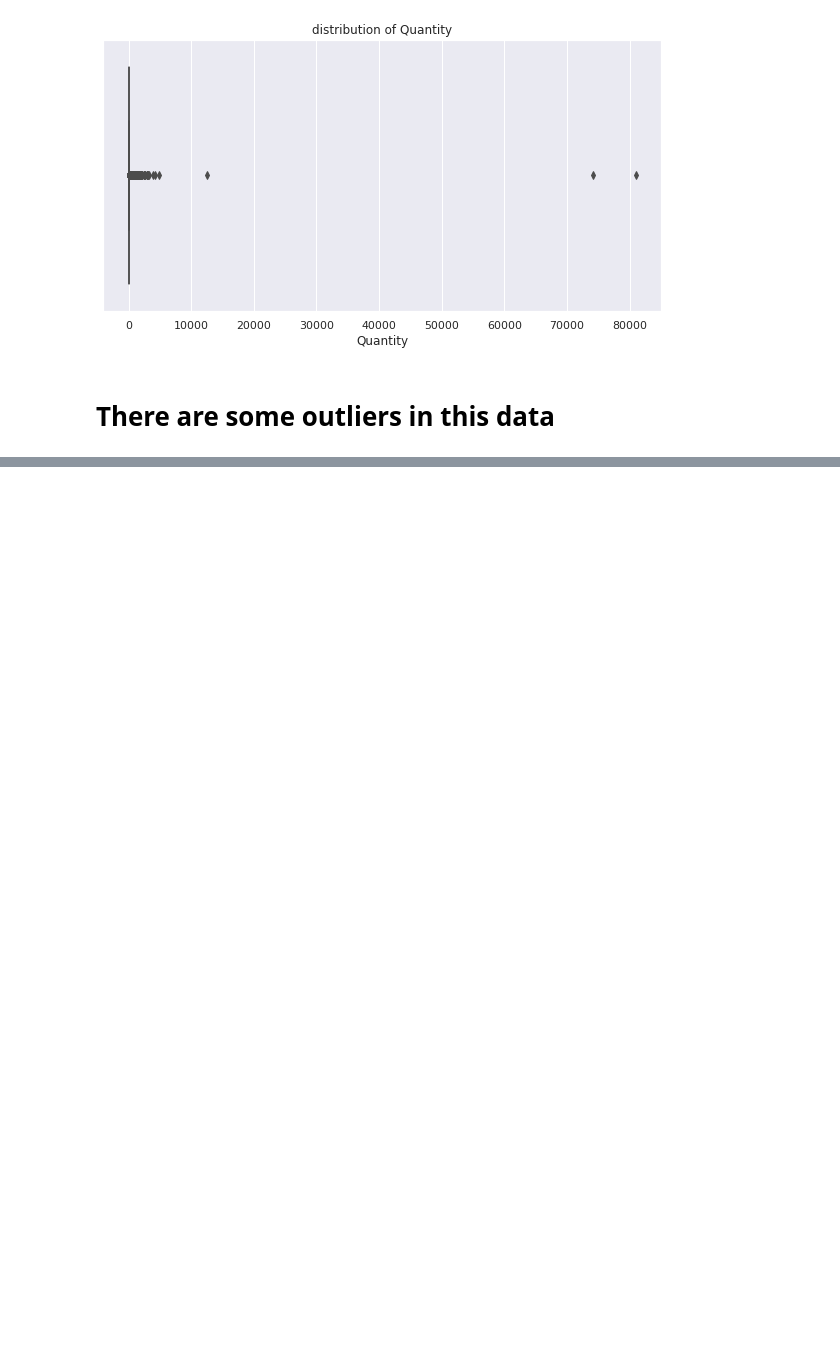
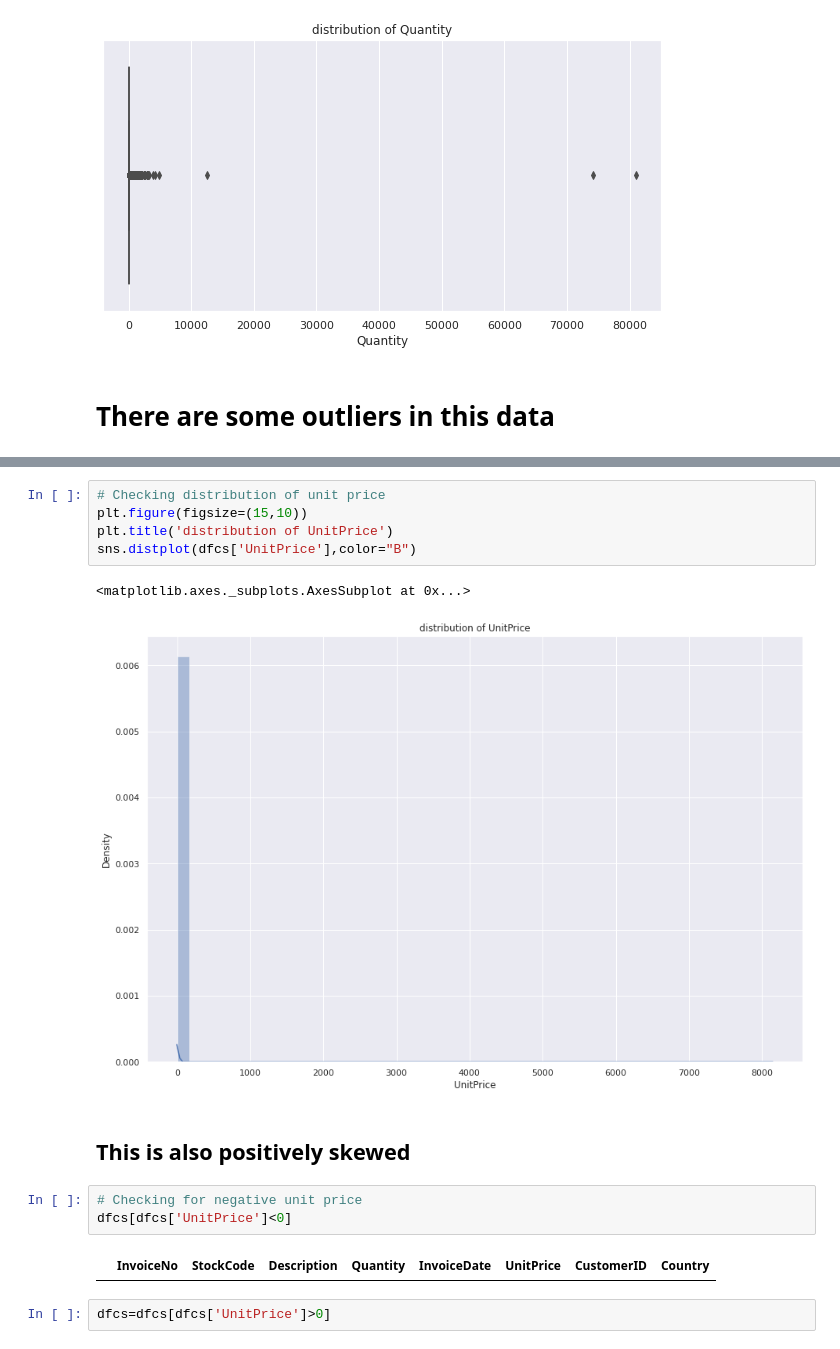
Before and after one commit to anasjy/Online-Retail-Customer-Segmentation, a Jupyter notebook: Online_Retail_Customer_Segmentation_Capstone_Project.ipynb, the cells around one changed output, grey strips where cells are left out. Saved outputs shown, nothing was run; the diff lists cells and outputs as text; blank space fills up the shorter version.

```diff
--- a/Online_Retail_Customer_Segmentation_Capstone_Project.ipynb
+++ b/Online_Retail_Customer_Segmentation_Capstone_Project.ipynb
@@ -370,0 +421,17 @@ sns.boxplot(dfcs['Quantity'],color="B")
+# %%
+# Checking distribution of unit price
+plt.figure(figsize=(15,10))
+plt.title('distribution of UnitPrice')
+sns.distplot(dfcs['UnitPrice'],color="B")
+# %% [output]
+<matplotlib.axes._subplots.AxesSubplot at 0x...>
+[figure, added]
+# %% [markdown]
+## This is also positively skewed
+# %%
+# Checking for negative unit price
+dfcs[dfcs['UnitPrice']<0]
+# %% [output]
+|  | InvoiceNo | StockCode | Description | Quantity | InvoiceDate | UnitPrice | CustomerID | Country |
+# %%
+dfcs=dfcs[dfcs['UnitPrice']>0]
```
Also changed, not shown: parts of 60 cells of this notebook.
